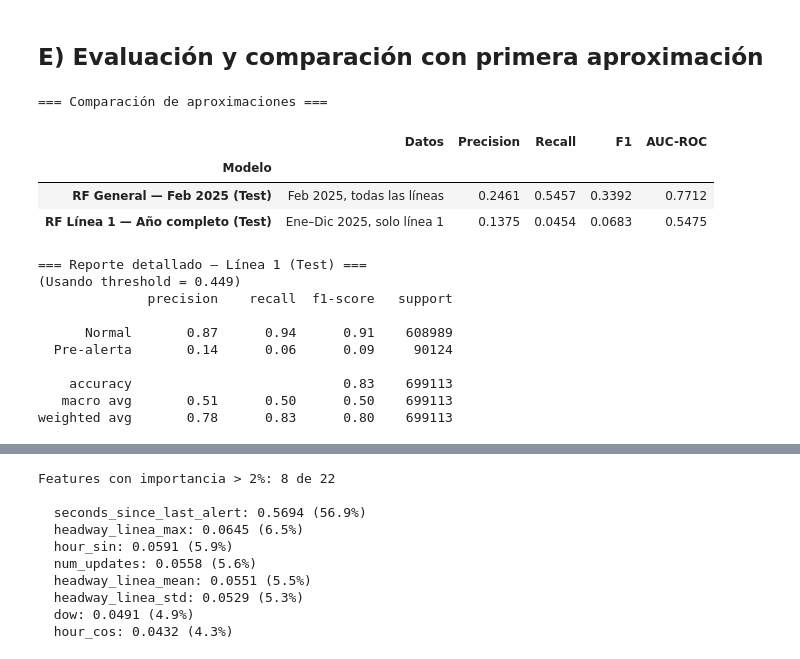
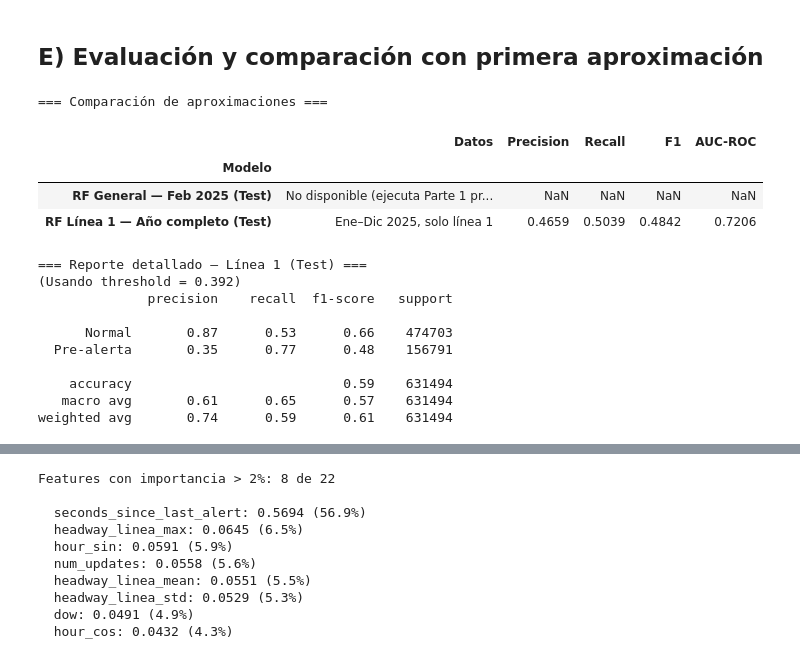
Before and after one commit to UCM-GIDIA-PD1/c2526-R5, a Jupyter notebook: src/models/modelos_alertas/tecnica_RandomForest.ipynb, the cells around one changed output, grey strips where cells are left out. Cells and saved outputs as stored; diff of their text form; code cells hidden in the pictures.

```diff
--- a/src/models/modelos_alertas/tecnica_RandomForest.ipynb
+++ b/src/models/modelos_alertas/tecnica_RandomForest.ipynb
@@ -8,7 +17,7 @@ en los próximos 30 minutos para una línea concreta.
 # %%
 import os
 import sys
-import json
+import time
 from pathlib import Path
 
 import numpy as np
@@ -21,7 +30,7 @@ from sklearn.preprocessing import LabelEncoder
 from sklearn.metrics import (
     accuracy_score, precision_score, recall_score,
     f1_score, roc_auc_score, classification_report,
-    ConfusionMatrixDisplay
+    ConfusionMatrixDisplay, precision_recall_curve
 )
 
 plt.style.use('seaborn-v0_8-darkgrid')
@@ -32,14 +41,10 @@ PROJECT_ROOT = Path.cwd().parent.parent.parent
 sys.path.insert(0, str(PROJECT_ROOT))
 from src.common.minio_client import download_df_parquet
 
-
-TARGET_COL = "alert_in_next_30m"
+TARGET_COL   = 'alert_in_next_30m_max'
 RANDOM_STATE = 42
 
-# Columnas categóricas que necesitan encoding para sklearn
-CAT_COLS = ['route_id', 'direction', 'tipo_referente']
-
-print("✓ Setup completado")
+print('✓ Setup completado')
 # %% [output]
 ✓ Setup completado
 # %% [markdown]
@@ -442,8 +567,6 @@ FEATURE_COLS_L1 = [
     'is_unscheduled', 'num_updates', 'scheduled_time_to_end',
     'stops_to_end', 'direction',
     'hour_sin', 'hour_cos', 'dow', 'is_weekend',
-    'n_eventos_afectando', 'tipo_referente',
-    'afecta_previo', 'afecta_durante', 'afecta_despues',
     'temp_extreme',
     'seconds_since_last_alert',
     'headway_rolling_std', 'delay_rolling_max', 'delay_aceleracion',
@@ -547,6 +670,17 @@ Entrenando Random Forest — Línea 1 (class_weight={0:1, 1:3})...
 # %% [markdown]
 ## E) Evaluación y comparación con primera aproximación
 # %%
+def evaluar_modelo(nombre, model, X, y):
+    y_pred  = model.predict(X)
+    y_proba = model.predict_proba(X)[:, 1]
+    return {
+        "Modelo":    nombre,
+        "Accuracy":  round(accuracy_score(y, y_pred), 4),
+        "Precision": round(precision_score(y, y_pred, zero_division=0), 4),
+        "Recall":    round(recall_score(y, y_pred, zero_division=0), 4),
+        "F1":        round(f1_score(y, y_pred, zero_division=0), 4),
+        "AUC-ROC":   round(roc_auc_score(y, y_proba), 4),
+    }
 res_l1_val  = evaluar_modelo("RF L1 — Validación", rf_l1, X2_val,  y2_val)
 res_l1_test = evaluar_modelo("RF L1 — Test",       rf_l1, X2_test, y2_test)
 
@@ -564,46 +698,46 @@ except NameError:
     fila_general = {
         "Modelo":    "RF General — Feb 2025 (Test)",
         "Datos":     "No disponible (ejecuta Parte 1 primero)",
         "Precision": None, "Recall": None, "F1": None, "AUC-ROC": None,
     }
 
 comparacion = pd.DataFrame([
     fila_general,
     {
         "Modelo":    "RF Línea 1 — Año completo (Test)",
         "Datos":     "Ene–Dic 2025, solo línea 1",
         "Precision": res_l1_test["Precision"],
         "Recall":    res_l1_test["Recall"],
         "F1":        res_l1_test["F1"],
         "AUC-ROC":   res_l1_test["AUC-ROC"],
     },
 ]).set_index("Modelo")
 
 print("=== Comparación de aproximaciones ===")
 display(comparacion)
 
 print("\n=== Reporte detallado — Línea 1 (Test) ===")
-THRESHOLD = 0.449
+THRESHOLD = 0.392
 y2_proba_test = rf_l1.predict_proba(X2_test)[:, 1]
 y2_pred_test = (y2_proba_test >= THRESHOLD).astype(int)
 print(f"(Usando threshold = {THRESHOLD})")
 print(classification_report(y2_test, y2_pred_test, target_names=["Normal", "Pre-alerta"]))
 # %% [output]
 === Comparación de aproximaciones ===
 |  | Datos | Precision | Recall | F1 | AUC-ROC |
 | Modelo |  |  |  |  |  |
-| RF General — Feb 2025 (Test) | Feb 2025, todas las líneas | 0.2461 | 0.5457 | 0.3392 | 0.7712 |
-| RF Línea 1 — Año completo (Test) | Ene–Dic 2025, solo línea 1 | 0.1375 | 0.0454 | 0.0683 | 0.5475 |
+| RF General — Feb 2025 (Test) | No disponible (ejecuta Parte 1 pr... | NaN | NaN | NaN | NaN |
+| RF Línea 1 — Año completo (Test) | Ene–Dic 2025, solo línea 1 | 0.4659 | 0.5039 | 0.4842 | 0.7206 |
 === Reporte detallado — Línea 1 (Test) ===
-(Usando threshold = 0.449)
+(Usando threshold = 0.392)
               precision    recall  f1-score   support
 
-      Normal       0.87      0.94      0.91    608989
-  Pre-alerta       0.14      0.06      0.09     90124
+      Normal       0.87      0.53      0.66    474703
+  Pre-alerta       0.35      0.77      0.48    156791
 
-    accuracy                           0.83    699113
-   macro avg       0.51      0.50      0.50    699113
-weighted avg       0.78      0.83      0.80    699113
+    accuracy                           0.59    631494
+   macro avg       0.61      0.65      0.57    631494
+weighted avg       0.74      0.59      0.61    631494
 # %%
 importances_l1 = pd.Series(rf_l1.feature_importances_, index=FEATURE_COLS_L1)
 importances_l1 = importances_l1.sort_values(ascending=False)
```
Also changed, not shown: parts of 30 cells of this notebook.
